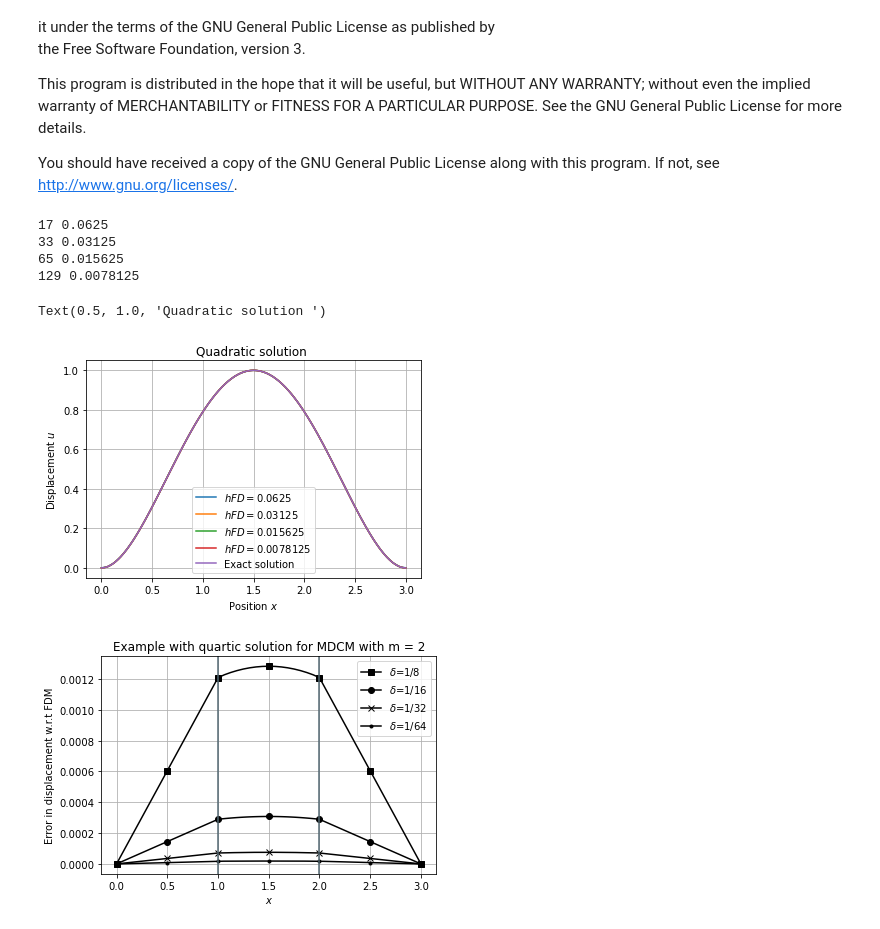
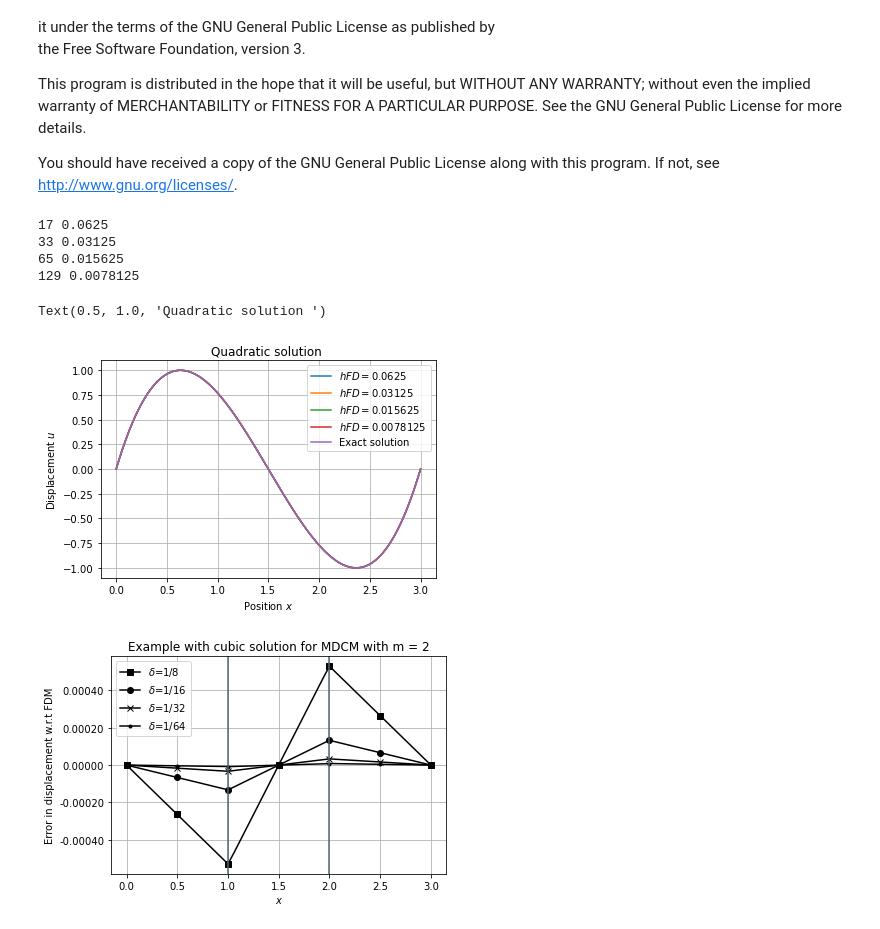
Before and after one commit to diehlpk/reusommer21, a Jupyter notebook: Coupling-MDCM-Dirchelet.ipynb, the cells around one changed output. Cells and saved outputs as stored; diff of their text form; code cells hidden in the pictures.

```diff
--- a/Coupling-MDCM-Dirchelet.ipynb
+++ b/Coupling-MDCM-Dirchelet.ipynb
@@ -21,5 +22,5 @@ import sys
 # %%
-example = "Quartic"
+example = "Cubic"
 save_results = False
 has_condition = True
 con = []
@@ -232,9 +233,6 @@ def compute(i):
     if save_results:
         np.savetxt("u_mdcm_d_"+str(n)+".csv", u, delimiter=",")
 
-    if has_condition:
-        con.append(np.linalg.cond(M))
-
     return u , uFD , x
 # %%
 uCoupled = []
@@ -264,26 +262,27 @@ plt.title(r"Quadratic solution ")
 65 0.015625
 129 0.0078125
 Text(0.5, 1.0, 'Quadratic solution ')
-[figure, old version]
+[figure, new version]
 # %%
 plt.clf()
 markers = ['s','o','x','.']
 level = [8,16,32,64]
 
 for i in range(0,len(xLocal)):
     n = np.power(2,i+4)
     plt.plot(xLocal[i],uLocal[i]-uCoupled[i],color="black",marker=markers[i],markevery=level[i],label=r"$\delta$=1/"+str(int(n/2)))
 
+plt.gca().yaxis.set_major_formatter(FormatStrFormatter('%0.5f'))
 plt.xlabel(r"$x$")
 plt.ylabel(r"Error in displacement w.r.t FDM")
 plt.title(r"Example with " + str(example).lower() + " solution for MDCM with m = 2")
 plt.grid()
 plt.axvline(x=1,c="#536872")
 plt.axvline(x=2,c="#536872")
 plt.legend()
-plt.savefig("coupling-MDCM-"+str(example)+"-dirchelt-error.pdf",bbox_inches='tight')
+plt.savefig("MDCM-"+str(example)+"-d-error.pdf",bbox_inches='tight')
 
 if has_condition :
     np.savetxt("con_mdcm_d.csv", con, delimiter=",")
 # %% [output]
-[figure, old version]
+[figure, new version]
```
Also changed, not shown: parts of 1 cell of this notebook, 5 other files.
